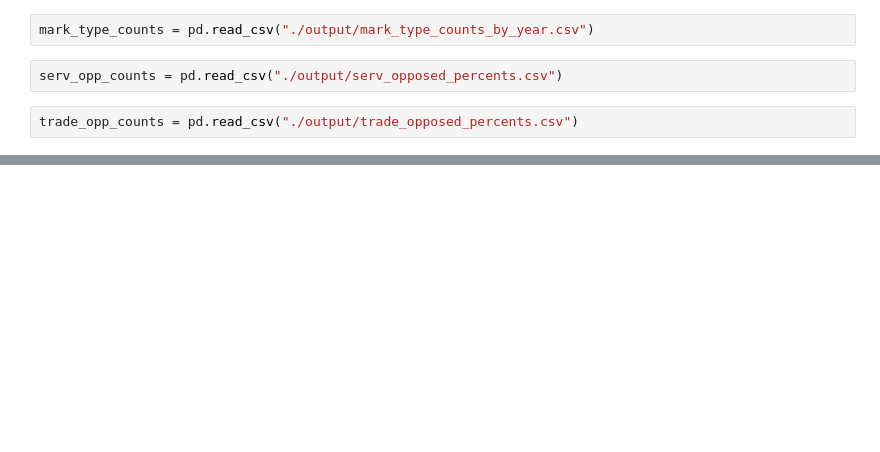
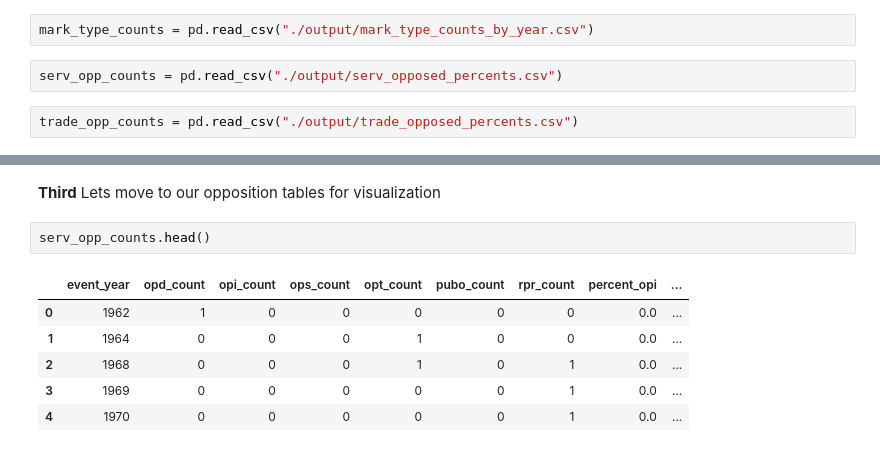
Before and after one commit to dogrdon/uw_big_data_tech, a Jupyter notebook: course_1/project/notebooks/visualize_output.ipynb, the cells around one changed output, grey strips where cells are left out. Saved outputs shown, nothing was run; the diff lists cells and outputs as text; blank space fills up the shorter version.

```diff
--- a/course_1/project/notebooks/visualize_output.ipynb
+++ b/course_1/project/notebooks/visualize_output.ipynb
@@ -25,0 +30,11 @@ cleaned_serv = serv_opp_counts[serv_opp_counts['percent_opi'] < 10]
+# %% [markdown]
+**Third** Lets move to our opposition tables for visualization
+# %%
+serv_opp_counts.head()
+# %% [output]
+|  | event_year | opd_count | opi_count | ops_count | opt_count | pubo_count | rpr_count | percent_opi | ... |
+| 0 | 1962 | 1 | 0 | 0 | 0 | 0 | 0 | 0.0 | ... |
+| 1 | 1964 | 0 | 0 | 0 | 1 | 0 | 0 | 0.0 | ... |
+| 2 | 1968 | 0 | 0 | 0 | 1 | 0 | 1 | 0.0 | ... |
+| 3 | 1969 | 0 | 0 | 0 | 0 | 0 | 1 | 0.0 | ... |
+| 4 | 1970 | 0 | 0 | 0 | 0 | 0 | 1 | 0.0 | ... |
```
Also changed, not shown: parts of 23 cells of this notebook, 4 other files.
